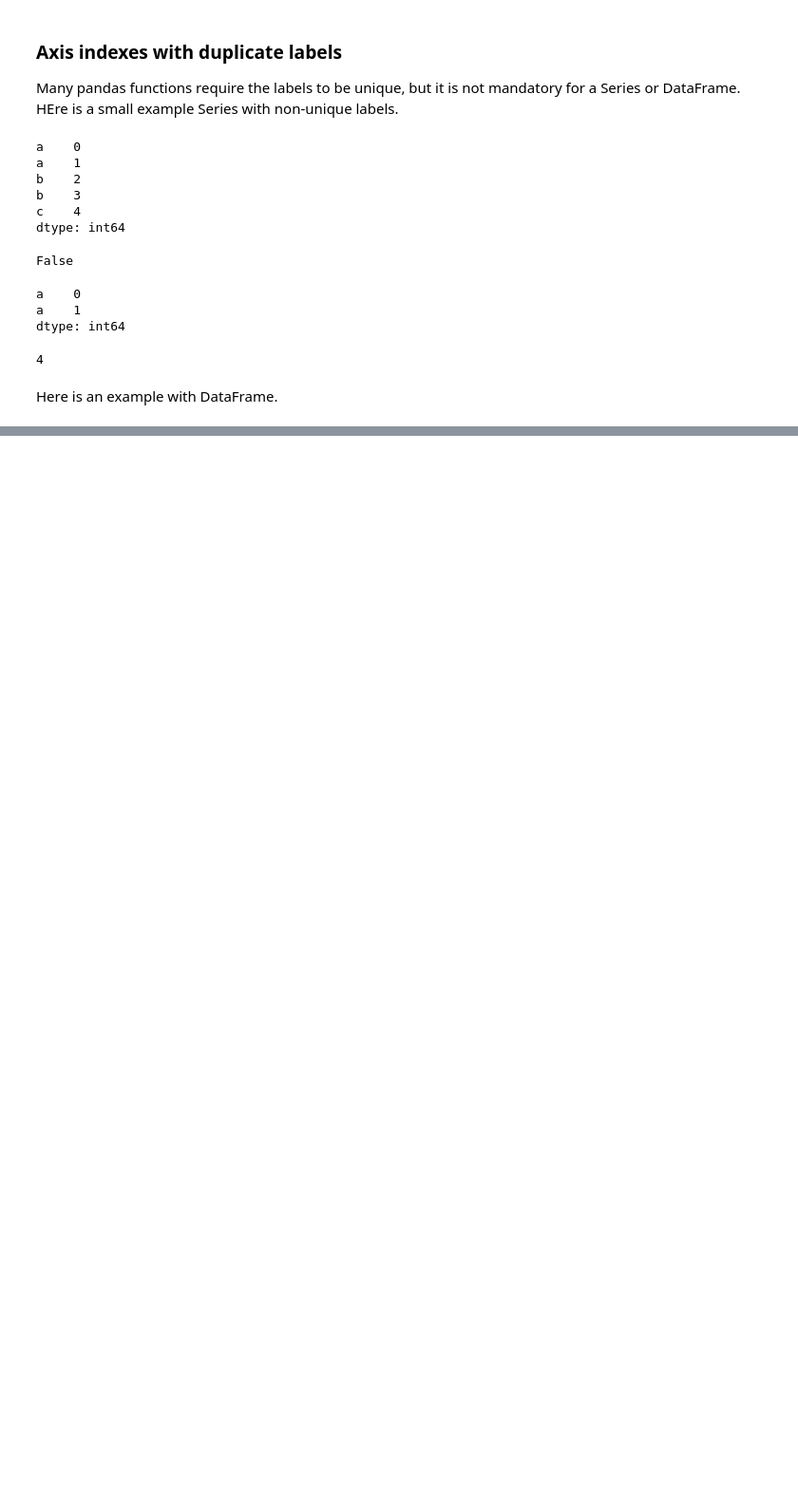
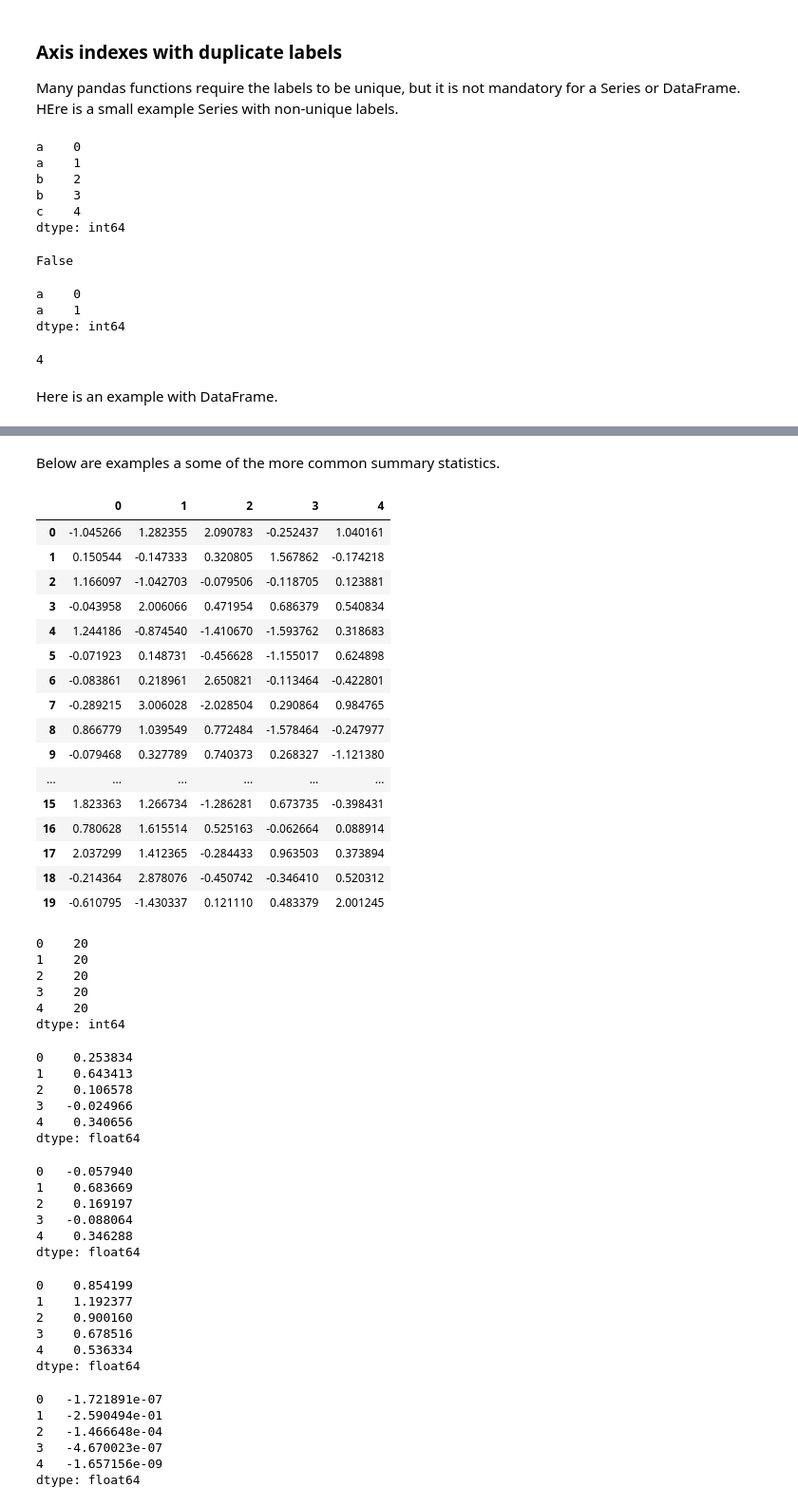
Before and after one commit to jhrcook/100DaysOfPython, a Jupyter notebook: PythonForDataAnalysis/pfda_ch5.ipynb, the cells around one changed output, grey strips where cells are left out. Shown at 95% size. Cells and saved outputs as stored; diff of their text form; code cells hidden in the pictures; blank space fills up the shorter version.

```diff
--- a/PythonForDataAnalysis/pfda_ch5.ipynb
+++ b/PythonForDataAnalysis/pfda_ch5.ipynb
@@ -1249,0 +1364,68 @@ df.loc['b']
+# %% [markdown]
+Below are examples a some of the more common summary statistics.
+# %%
+df = pd.DataFrame(np.random.randn(100).reshape((20, 5)))
+df
+# %% [output]
+|  | 0 | 1 | 2 | 3 | 4 |
+| 0 | -1.045266 | 1.282355 | 2.090783 | -0.252437 | 1.040161 |
+| 1 | 0.150544 | -0.147333 | 0.320805 | 1.567862 | -0.174218 |
+| 2 | 1.166097 | -1.042703 | -0.079506 | -0.118705 | 0.123881 |
+| 3 | -0.043958 | 2.006066 | 0.471954 | 0.686379 | 0.540834 |
+| 4 | 1.244186 | -0.874540 | -1.410670 | -1.593762 | 0.318683 |
+| 5 | -0.071923 | 0.148731 | -0.456628 | -1.155017 | 0.624898 |
+| 6 | -0.083861 | 0.218961 | 2.650821 | -0.113464 | -0.422801 |
+| 7 | -0.289215 | 3.006028 | -2.028504 | 0.290864 | 0.984765 |
+| 8 | 0.866779 | 1.039549 | 0.772484 | -1.578464 | -0.247977 |
+| 9 | -0.079468 | 0.327789 | 0.740373 | 0.268327 | -1.121380 |
+| ... | ... | ... | ... | ... | ... |
+| 15 | 1.823363 | 1.266734 | -1.286281 | 0.673735 | -0.398431 |
+| 16 | 0.780628 | 1.615514 | 0.525163 | -0.062664 | 0.088914 |
+| 17 | 2.037299 | 1.412365 | -0.284433 | 0.963503 | 0.373894 |
+| 18 | -0.214364 | 2.878076 | -0.450742 | -0.346410 | 0.520312 |
+| 19 | -0.610795 | -1.430337 | 0.121110 | 0.483379 | 2.001245 |
+# %%
+df.count()  # number of non-NA values
+# %% [output]
+0    20
+1    20
+2    20
+3    20
+4    20
+dtype: int64
+# %%
+df.mean()
+# %% [output]
+0    0.253834
+1    0.643413
+2    0.106578
+3   -0.024966
+4    0.340656
+dtype: float64
+# %%
+df.median()
+# %% [output]
+0   -0.057940
+1    0.683669
+2    0.169197
+3   -0.088064
+4    0.346288
+dtype: float64
+# %%
+df.mad()
+# %% [output]
+0    0.854199
+1    1.192377
+2    0.900160
+3    0.678516
+4    0.536334
+dtype: float64
+# %%
+df.prod()
+# %% [output]
+0   -1.721891e-07
+1   -2.590494e-01
+2   -1.466648e-04
+3   -4.670023e-07
+4   -1.657156e-09
+dtype: float64
```
Also changed, not shown: parts of 42 cells of this notebook, 2 other files.
